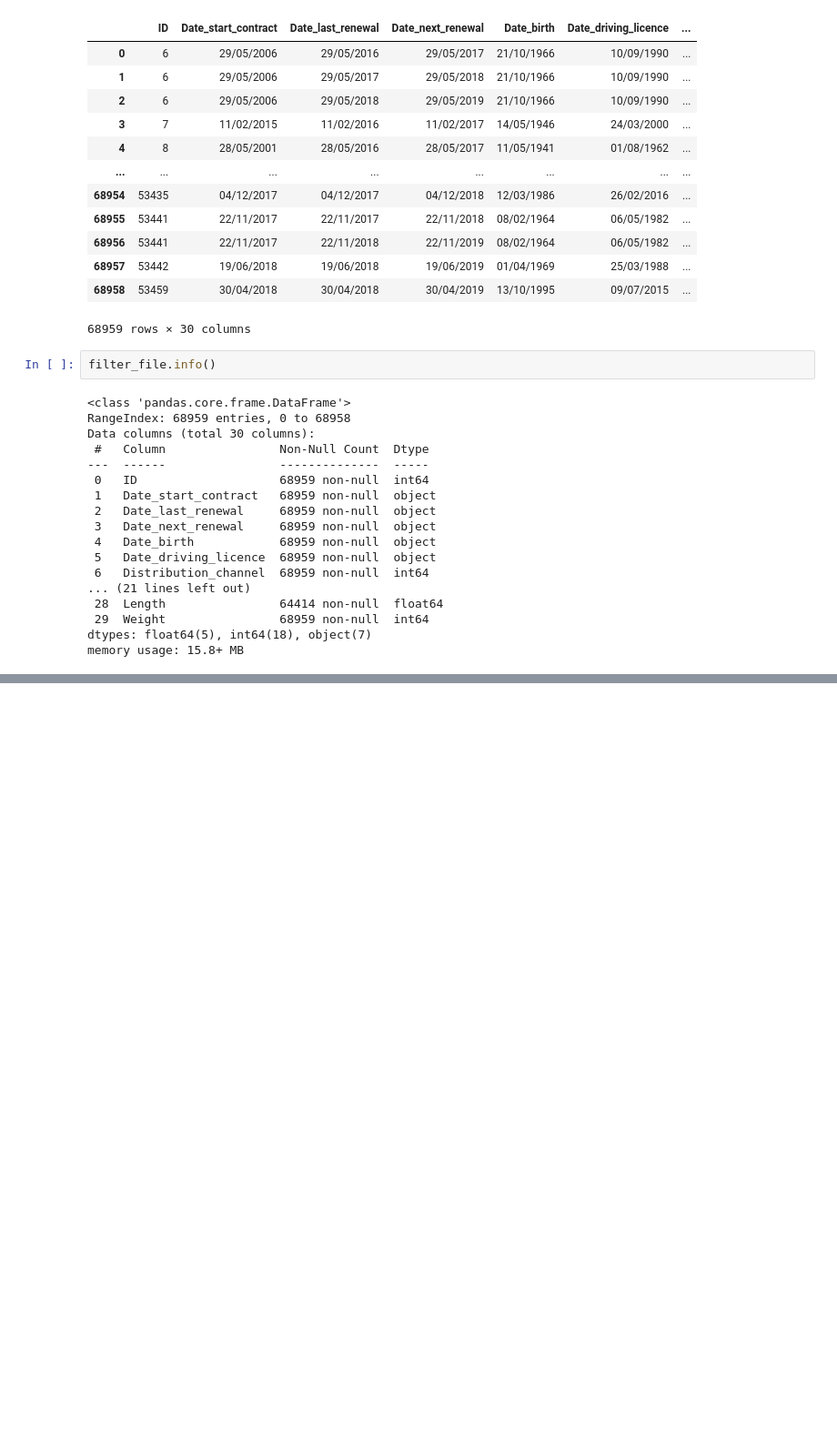
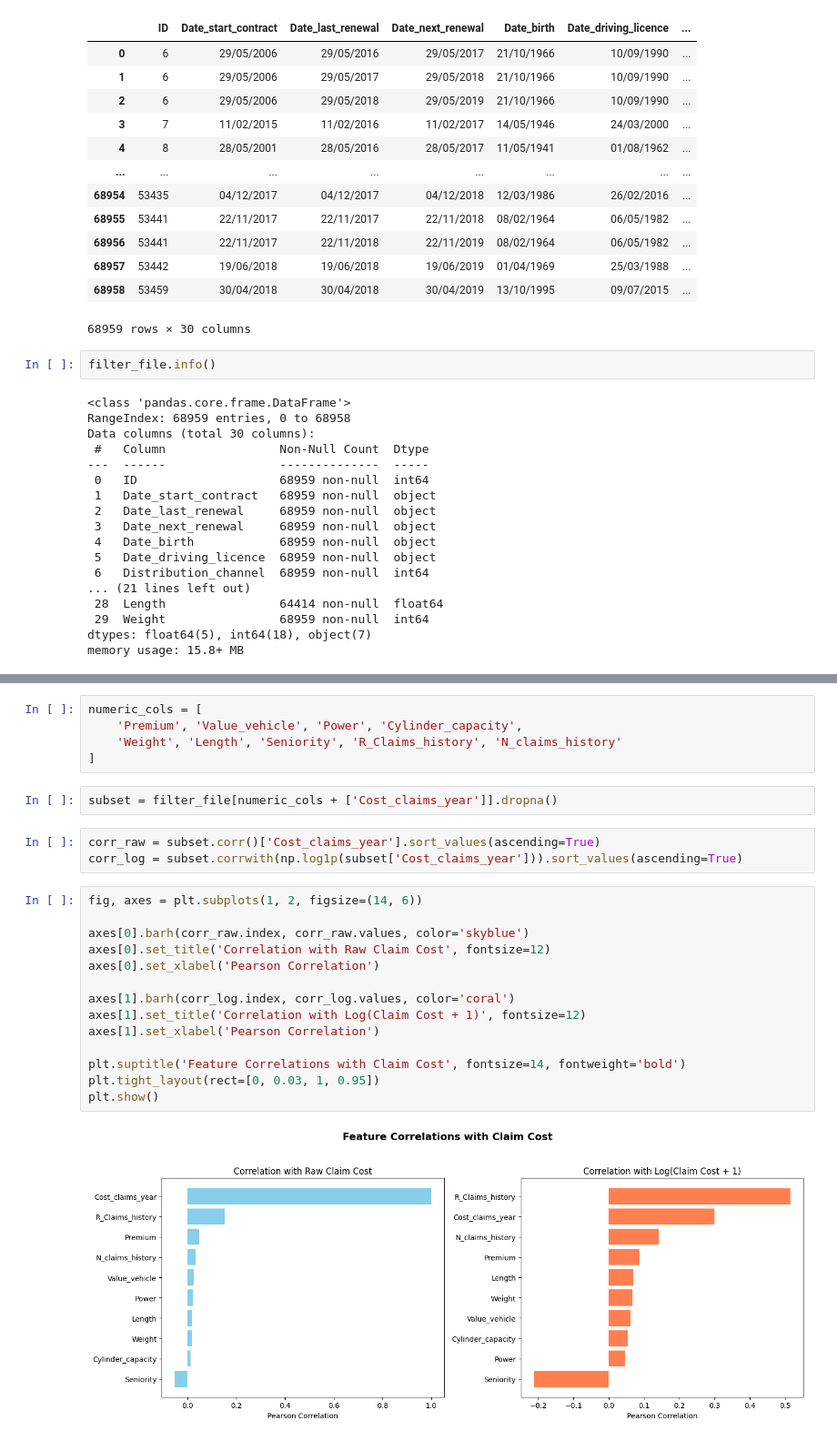
Before and after one commit to VishalLakshmiNarayanan/Tail-Risk-Analysis, a Jupyter notebook: TailRisk_Analysis.ipynb, the cells around one changed output, grey strips where cells are left out. Shown at 91% size. Saved outputs shown, nothing was run; the diff lists cells and outputs as text; blank space fills up the shorter version.

```diff
--- a/TailRisk_Analysis.ipynb
+++ b/TailRisk_Analysis.ipynb
@@ -38,0 +91,26 @@ memory usage: 15.8+ MB
+# %%
+numeric_cols = [
+    'Premium', 'Value_vehicle', 'Power', 'Cylinder_capacity',
+    'Weight', 'Length', 'Seniority', 'R_Claims_history', 'N_claims_history'
+]
+# %%
+subset = filter_file[numeric_cols + ['Cost_claims_year']].dropna()
+# %%
+corr_raw = subset.corr()['Cost_claims_year'].sort_values(ascending=True)
+corr_log = subset.corrwith(np.log1p(subset['Cost_claims_year'])).sort_values(ascending=True)
+# %%
+fig, axes = plt.subplots(1, 2, figsize=(14, 6))
+
+axes[0].barh(corr_raw.index, corr_raw.values, color='skyblue')
+axes[0].set_title('Correlation with Raw Claim Cost', fontsize=12)
+axes[0].set_xlabel('Pearson Correlation')
+
+axes[1].barh(corr_log.index, corr_log.values, color='coral')
+axes[1].set_title('Correlation with Log(Claim Cost + 1)', fontsize=12)
+axes[1].set_xlabel('Pearson Correlation')
+
+plt.suptitle('Feature Correlations with Claim Cost', fontsize=14, fontweight='bold')
+plt.tight_layout(rect=[0, 0.03, 1, 0.95])
+plt.show()
+# %% [output]
+[figure, added]
```
Also changed, not shown: parts of 6 cells of this notebook, 4 other files.
